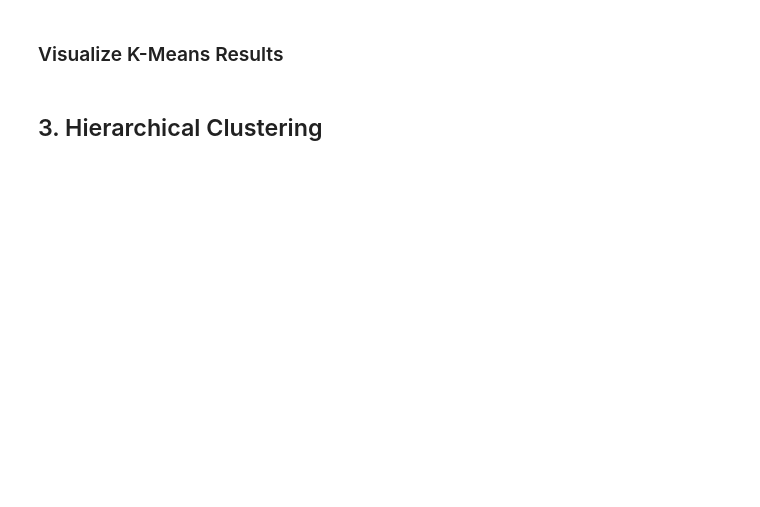
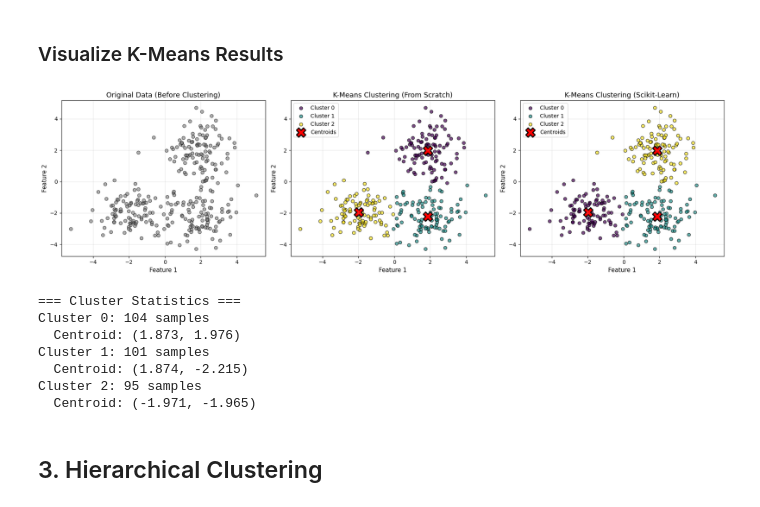
Before and after one commit to magic-meer/AI-ML-Fellowship-2026, a Jupyter notebook: Week7-Unsupervised-Learning/Unsupervised_Learning_Task12.ipynb, the cells around one changed output. Drawn from its saved outputs; the diff is of its cells as text; code cells hidden in the pictures; blank space fills up the shorter version.

```diff
--- a/Week7-Unsupervised-Learning/Unsupervised_Learning_Task12.ipynb
+++ b/Week7-Unsupervised-Learning/Unsupervised_Learning_Task12.ipynb
@@ -119,3 +153,54 @@ plt.show()
+# %%
+fig, axes = plt.subplots(1, 3, figsize=(18, 5))
+
+# Original Data (Before Clustering)
+scatter1 = axes[0].scatter(X[:, 0], X[:, 1], c='gray', alpha=0.6, edgecolors='black')
+axes[0].set_xlabel('Feature 1', fontsize=11)
+axes[0].set_ylabel('Feature 2', fontsize=11)
+axes[0].set_title('Original Data (Before Clustering)', fontsize=13)
+axes[0].grid(True, alpha=0.3)
+
+# K-Means From Scratch
+colors = plt.cm.viridis(np.linspace(0, 1, 3))
+for i in range(3):
+    mask = labels == i
+    axes[1].scatter(X[mask, 0], X[mask, 1], c=[colors[i]], alpha=0.7, label=f'Cluster {i}', edgecolors='black')
+axes[1].scatter(kmeans.centroids[:, 0], kmeans.centroids[:, 1], c='red', marker='X', s=300, edgecolors='black', linewidths=2, label='Centroids')
+axes[1].set_xlabel('Feature 1', fontsize=11)
+axes[1].set_ylabel('Feature 2', fontsize=11)
+axes[1].set_title('K-Means Clustering (From Scratch)', fontsize=13)
+axes[1].legend()
+axes[1].grid(True, alpha=0.3)
+
+# K-Means Scikit-Learn
+for i in range(3):
+    mask = labels_sklearn == i
+    axes[2].scatter(X[mask, 0], X[mask, 1], c=[colors[i]], alpha=0.7, label=f'Cluster {i}', edgecolors='black')
+axes[2].scatter(kmeans_sklearn.cluster_centers_[:, 0], kmeans_sklearn.cluster_centers_[:, 1], c='red', marker='X', s=300, edgecolors='black', linewidths=2, label='Centroids')
+axes[2].set_xlabel('Feature 1', fontsize=11)
+axes[2].set_ylabel('Feature 2', fontsize=11)
+axes[2].set_title('K-Means Clustering (Scikit-Learn)', fontsize=13)
+axes[2].legend()
+axes[2].grid(True, alpha=0.3)
+
+plt.tight_layout()
+plt.show()
+
+# Cluster Statistics
+print("\n=== Cluster Statistics ===")
+for i in range(3):
+    mask = labels == i
+    print(f"Cluster {i}: {np.sum(mask)} samples")
+    print(f"  Centroid: ({kmeans.centroids[i, 0]:.3f}, {kmeans.centroids[i, 1]:.3f})")
+# %% [output]
+[figure, added]
+=== Cluster Statistics ===
+Cluster 0: 104 samples
+  Centroid: (1.873, 1.976)
+Cluster 1: 101 samples
+  Centroid: (1.874, -2.215)
+Cluster 2: 95 samples
+  Centroid: (-1.971, -1.965)
 # %% [markdown]
 ## 3. Hierarchical Clustering
 # %%
```
Also changed, not shown: parts of 21 cells of this notebook, 1 other file.
